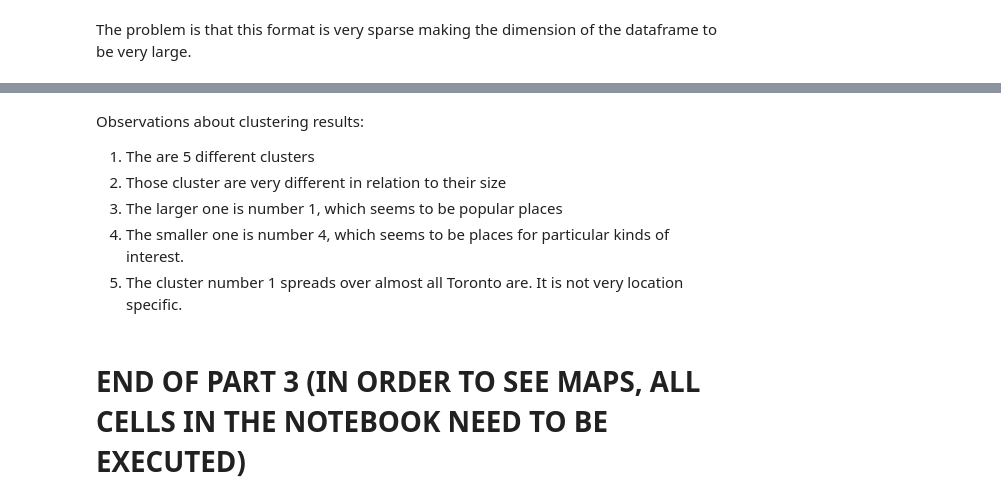
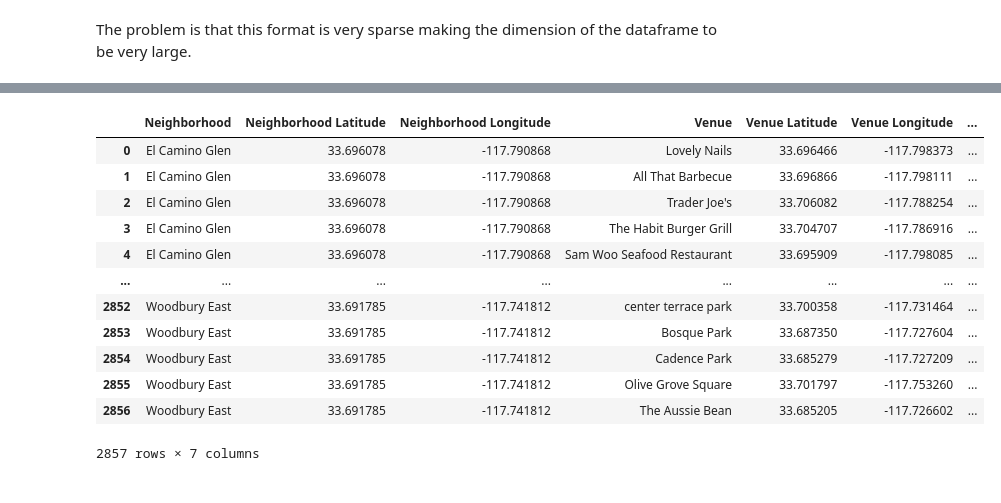
Before and after one commit to filipediniz/Coursera_Capstone, a Jupyter notebook: Week4.ipynb, the cells around one changed output, grey strips where cells are left out. Cells and saved outputs as stored; diff of their text form; code cells hidden in the pictures.

```diff
--- a/Week4.ipynb
+++ b/Week4.ipynb
@@ -677,10 +413,16 @@ map_clusters
-# %% [markdown]
-Observations about clustering results:
-
-1.   The are 5 different clusters
-2.   Those cluster are very different in relation to their size
-3. The larger one is number 1, which seems to be popular places
-4. The smaller one is number 4, which seems to be places for particular kinds of interest.
-5. The cluster number 1 spreads over almost all Toronto are. It is not very location specific.
-# %% [markdown]
-# END OF PART 3 (IN ORDER TO SEE MAPS, ALL CELLS IN THE NOTEBOOK NEED TO BE EXECUTED)
+# %%
+irvine_venues
+# %% [output]
+|  | Neighborhood | Neighborhood Latitude | Neighborhood Longitude | Venue | Venue Latitude | Venue Longitude | ... |
+| 0 | El Camino Glen | 33.696078 | -117.790868 | Lovely Nails | 33.696466 | -117.798373 | ... |
+| 1 | El Camino Glen | 33.696078 | -117.790868 | All That Barbecue | 33.696866 | -117.798111 | ... |
+| 2 | El Camino Glen | 33.696078 | -117.790868 | Trader Joe's | 33.706082 | -117.788254 | ... |
+| 3 | El Camino Glen | 33.696078 | -117.790868 | The Habit Burger Grill | 33.704707 | -117.786916 | ... |
+| 4 | El Camino Glen | 33.696078 | -117.790868 | Sam Woo Seafood Restaurant | 33.695909 | -117.798085 | ... |
+| ... | ... | ... | ... | ... | ... | ... | ... |
+| 2852 | Woodbury East | 33.691785 | -117.741812 | center terrace park | 33.700358 | -117.731464 | ... |
+| 2853 | Woodbury East | 33.691785 | -117.741812 | Bosque Park | 33.687350 | -117.727604 | ... |
+| 2854 | Woodbury East | 33.691785 | -117.741812 | Cadence Park | 33.685279 | -117.727209 | ... |
+| 2855 | Woodbury East | 33.691785 | -117.741812 | Olive Grove Square | 33.701797 | -117.753260 | ... |
+| 2856 | Woodbury East | 33.691785 | -117.741812 | The Aussie Bean | 33.685205 | -117.726602 | ... |
+2857 rows × 7 columns
```
Also changed, not shown: parts of 38 cells of this notebook.
